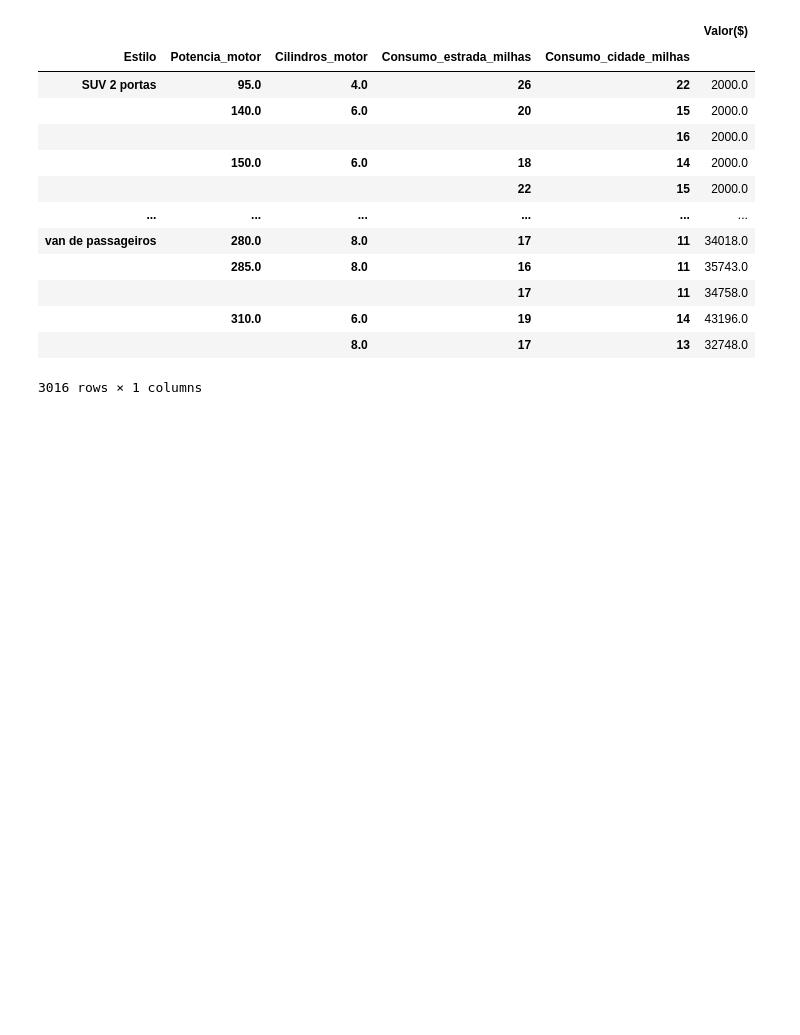
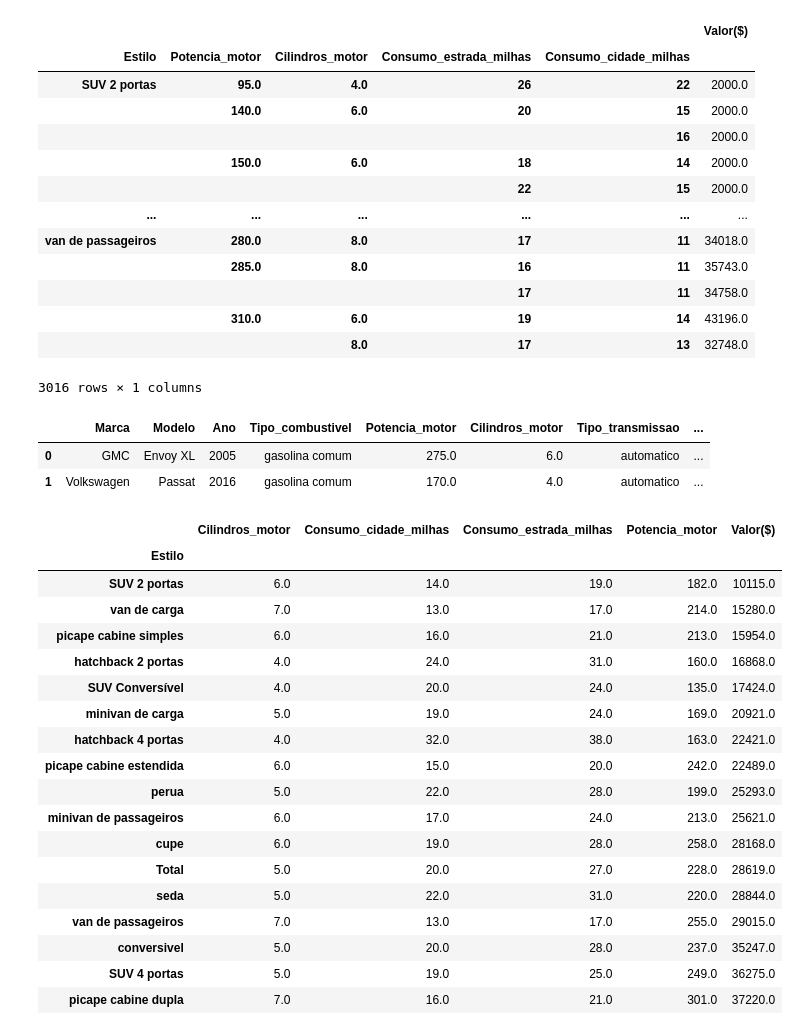
Before and after one commit to Lyanan85/In-GameSeries, a Jupyter notebook: notebook_pivot_table.ipynb, the cells around one changed output. Cells and saved outputs as stored; diff of their text form; code cells hidden in the pictures; blank space fills up the shorter version.

```diff
--- a/notebook_pivot_table.ipynb
+++ b/notebook_pivot_table.ipynb
@@ -347,3 +353,38 @@ pd.pivot_table(df,values="Valor($)",index=["Estilo","Potencia_motor","Cilindros_
 |  | 310.0 | 6.0 | 19 | 14 | 43196.0 |
 |  |  | 8.0 | 17 | 13 | 32748.0 |
 3016 rows × 1 columns
+# %%
+df.head(2)
+# %% [output]
+|  | Marca | Modelo | Ano | Tipo_combustivel | Potencia_motor | Cilindros_motor | Tipo_transmissao | ... |
+| 0 | GMC | Envoy XL | 2005 | gasolina comum | 275.0 | 6.0 | automatico | ... |
+| 1 | Volkswagen | Passat | 2016 | gasolina comum | 170.0 | 4.0 | automatico | ... |
+# %%
+pd.pivot_table(
+    df,values=["Potencia_motor","Cilindros_motor","Consumo_estrada_milhas","Consumo_cidade_milhas","Valor($)"],
+    index="Estilo",
+    aggfunc="mean",
+    fill_value=0,
+    margins=True,
+    margins_name="Total"
+    ).round().sort_values("Valor($)",ascending=True)
+# %% [output]
+|  | Cilindros_motor | Consumo_cidade_milhas | Consumo_estrada_milhas | Potencia_motor | Valor($) |
+| Estilo |  |  |  |  |  |
+| SUV 2 portas | 6.0 | 14.0 | 19.0 | 182.0 | 10115.0 |
+| van de carga | 7.0 | 13.0 | 17.0 | 214.0 | 15280.0 |
+| picape cabine simples | 6.0 | 16.0 | 21.0 | 213.0 | 15954.0 |
+| hatchback 2 portas | 4.0 | 24.0 | 31.0 | 160.0 | 16868.0 |
+| SUV Conversível | 4.0 | 20.0 | 24.0 | 135.0 | 17424.0 |
+| minivan de carga | 5.0 | 19.0 | 24.0 | 169.0 | 20921.0 |
+| hatchback 4 portas | 4.0 | 32.0 | 38.0 | 163.0 | 22421.0 |
+| picape cabine estendida | 6.0 | 15.0 | 20.0 | 242.0 | 22489.0 |
+| perua | 5.0 | 22.0 | 28.0 | 199.0 | 25293.0 |
+| minivan de passageiros | 6.0 | 17.0 | 24.0 | 213.0 | 25621.0 |
+| cupe | 6.0 | 19.0 | 28.0 | 258.0 | 28168.0 |
+| Total | 5.0 | 20.0 | 27.0 | 228.0 | 28619.0 |
+| seda | 5.0 | 22.0 | 31.0 | 220.0 | 28844.0 |
+| van de passageiros | 7.0 | 13.0 | 17.0 | 255.0 | 29015.0 |
+| conversivel | 5.0 | 20.0 | 28.0 | 237.0 | 35247.0 |
+| SUV 4 portas | 5.0 | 19.0 | 25.0 | 249.0 | 36275.0 |
+| picape cabine dupla | 7.0 | 16.0 | 21.0 | 301.0 | 37220.0 |
```
Also changed, not shown: parts of 4 cells of this notebook.
